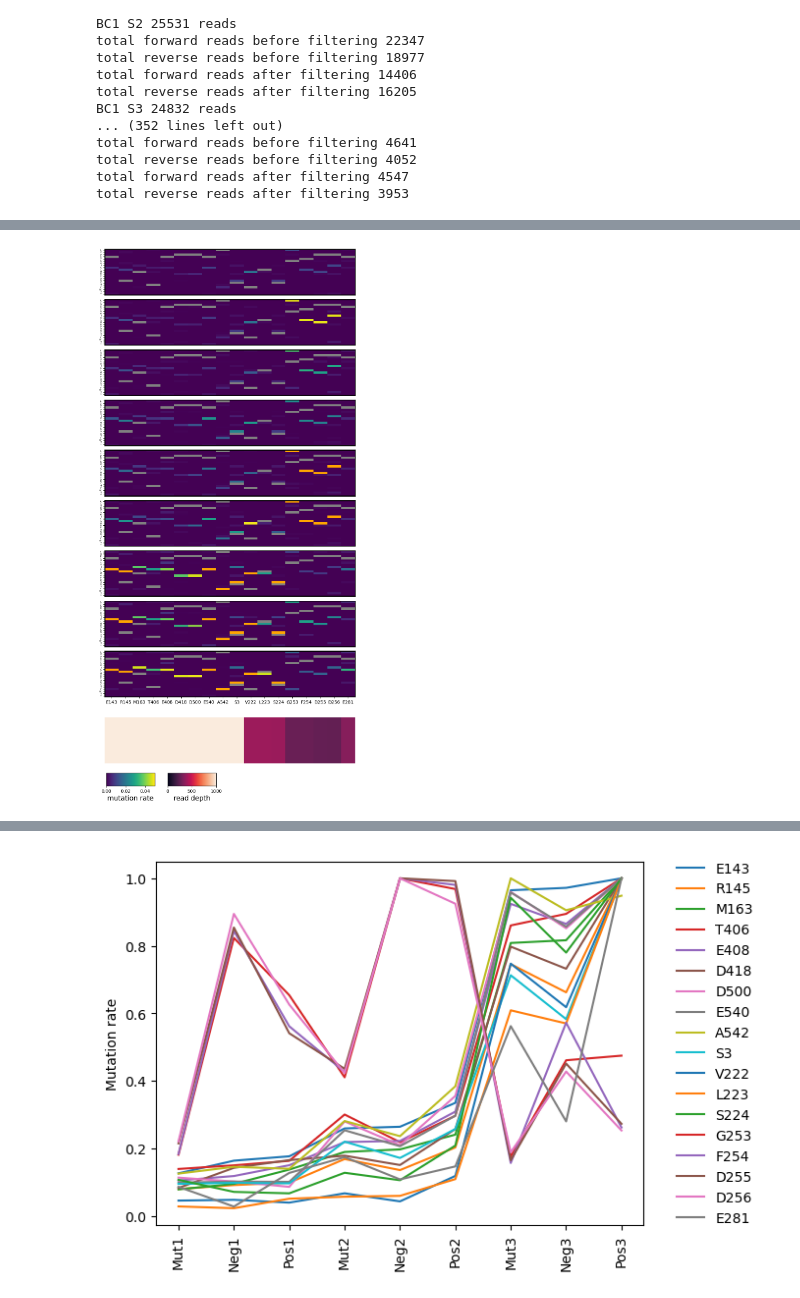
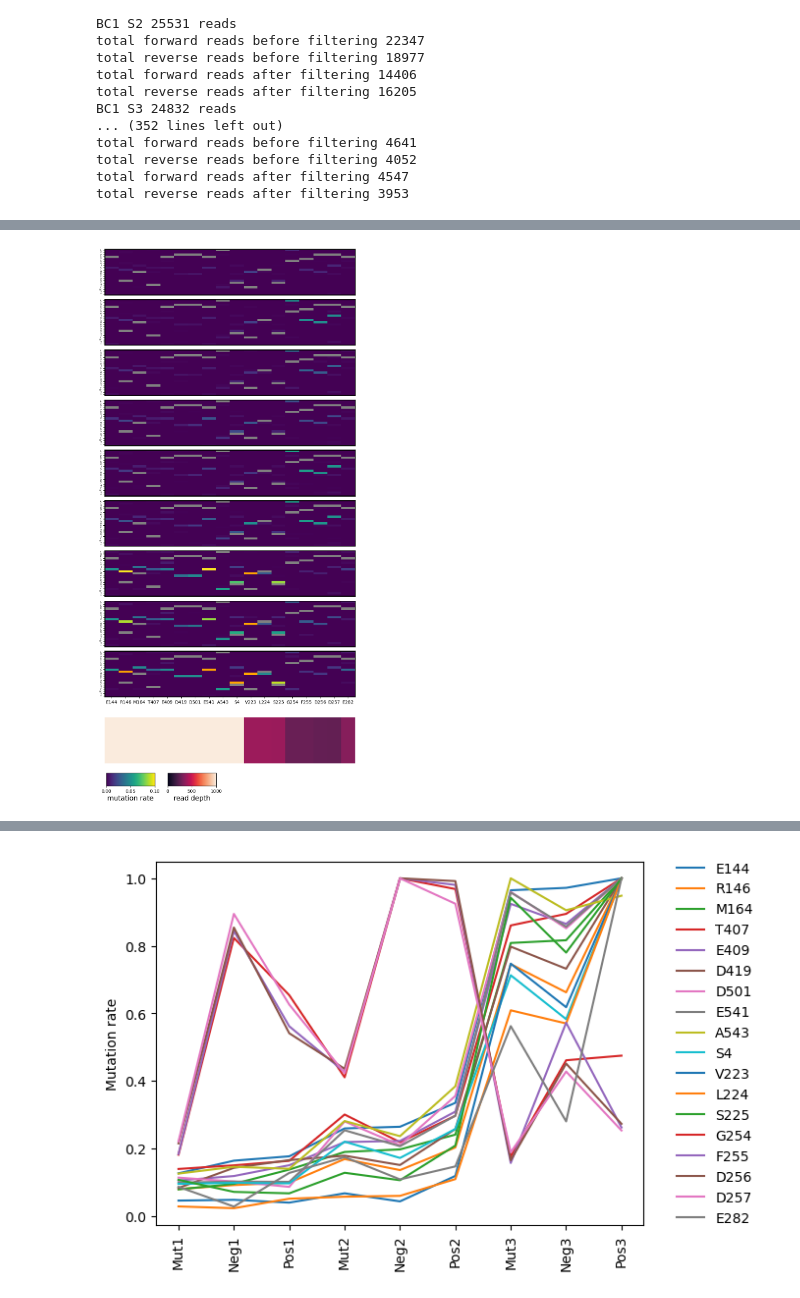
Before and after one commit to AliceHovsepyan/pogo_pance_draft, a Jupyter notebook: DMS_analysis_combine_all_datasets.ipynb, the cells around one changed output, grey strips where cells are left out. Drawn from its saved outputs; the diff is of its cells as text; code cells hidden in the pictures.

```diff
--- a/DMS_analysis_combine_all_datasets.ipynb
+++ b/DMS_analysis_combine_all_datasets.ipynb
@@ -115,10 +115,10 @@ Primer_out_of_triplets = {"S1_fwd": 2,
 # %%
 ## add numbers of positions to the sequence
 R5_Pool_AA = translate_dna2aa(R5_Pool_seq[5:])
-AraC_AA_start_pos = 37
-LOV2_AA_start_pos = 210
-LOV2_AA_end_pos = 351# len 145
-AraC_end_pos = 477 # len 124
+AraC_AA_start_pos = 37-1
+LOV2_AA_start_pos = 210-1
+LOV2_AA_end_pos = 351-1# len 145
+AraC_end_pos = 477-1 # len 124
 
 AA_berfore_AraC_start = [R5_Pool_AA[i] for i in range(AraC_AA_start_pos)]
 AA_AraC_part1 = [R5_Pool_AA[i]+str(i-AraC_AA_start_pos) for i in range(AraC_AA_start_pos,LOV2_AA_start_pos-2)]
@@ -449,7 +414,7 @@ mut_rate_filter_treshold = 0.03
 high_mut_positions = []
 low_cov_positions = []
 
-for cycles, sample_data in combined_enrichments_cycles.items():
+for cycles, sample_data in combined_AA_enrichments_cycles.items():
     variant_relative_freq = pd.DataFrame(sample_data["mut_enrichment"][1].sum(axis=0)).T
 
     coverages = sample_data["coverage"]
@@ -486,7 +451,7 @@ def plot_enrichmenet_from_comb_Dfs( enrichment_df_dict,
     pltsize = len(enrichment_df_dict.keys()) if not plot_coverage else len(enrichment_df_dict.keys()) + 1
     pltsize = pltsize + 1 if bias_per_pos else pltsize
 
-    fig, axes =  plt.subplots(10,1, figsize=figsize)
+    fig, axes =  plt.subplots(pltsize,1, figsize=figsize)
     fig.subplots_adjust(hspace=0.5 if show_plttitles else 0.1)
 
     if show_only_pos:
@@ -537,33 +502,22 @@ def plot_enrichmenet_from_comb_Dfs( enrichment_df_dict,
         if idx == len(enrichment_df_dict.keys())-1:
             axes[idx].set_xticklabels(ref_labels, rotation=1, fontsize=4 if not show_only_pos else 10)
 
-        # if return_df:
-        #     enriched_regions_sec_cylce = pd.concat([enriched_regions_sec_cylce, variant_relative_freq], axis=0)
-
         idx += 1
 
     if plot_coverage:
-        sns.heatmap(pd.DataFrame(coverage), ax=axes[idx],square=False, cbar_kws={'label': f"coverage pos selection c3", "pad": 0.02}, vmin=0, yticklabels=False, xticklabels=False, vmax=1000, cbar=show_cbar_for_each)
+        sns.heatmap(pd.DataFrame(coverage), ax=axes[pltsize-1],square=False, cbar_kws={'label': f"coverage pos selection c3", "pad": 0.02}, vmin=0, yticklabels=False, xticklabels=False, vmax=1000, cbar=show_cbar_for_each)
 
-        # if bias_per_pos:
-        #     spec_cmap = sns.light_palette("black", n_colors=30, reverse=False, as_cmap=True)
-        #     vmin_bias = min(([val for values in bias_per_pos.values() for val in values]))
-        #     vmax_bias = max(([val for values in bias_per_pos.values() for val in values]))
+    if bias_per_pos:
+        spec_cmap = sns.light_palette("black", n_colors=30, reverse=False, as_cmap=True)
+        vmin_bias = min(bias_per_pos)
+        vmax_bias = max(bias_per_pos)
 
-        #     if show_only_pos:
-        #         positions = show_only_pos[Section]
-        #         biases = [bias_per_pos[Section][pos] for pos in positions] ## filter to pos of interest
-        #     else:
-        #         biases = bias_per_pos[Section]
+        if show_only_pos:
+            bias_per_pos = [bias_per_pos[pos] for pos in show_only_pos] ## filter to pos of interest
 
-        #     sns.heatmap(pd.DataFrame(biases).T, ax=axes[pltsize-2, s_idx], cmap=spec_cmap, square=False, cbar_kws={'label': "chance of codon mutation", "pad": 0.02}, yticklabels=False, xticklabels=False, cbar=show_cbar_for_each, vmin=vmin_bias, vmax=vmax_bias)
 
-        # if return_df:
-        #     if show_only_pos:
-        #         final_df = pd.concat([final_df, enriched_regions_sec_cylce], axis=1)
-        #     else:
-        #         enriched_regions_sec_cylce.index = plt_titles
-        #         final_df[Section] = enriched_regions_sec_cylce
+        sns.heatmap(pd.DataFrame(bias_per_pos).T, ax=axes[pltsize-2], cmap=spec_cmap, square=False, cbar_kws={'label': "chance of codon mutation", "pad": 0.02}, yticklabels=False, xticklabels=False, cbar=show_cbar_for_each, vmin=vmin_bias, vmax=vmax_bias)
+
 
     if not show_cbar_for_each:
         if not vmax:
@@ -606,5 +565,5 @@ def plot_enrichmenet_from_comb_Dfs( enrichment_df_dict,
 # %%
 FigFolder = os.path.join(os.getcwd(), "output/PACE/final_plots/")
-enrichment_values =plot_enrichmenet_from_comb_Dfs(enrichment_df_dict= combined_enrichments_cycles,ref = R5_Pool_AA[AraC_start_pos:AraC_end_pos],show_only_pos=all_high_mut_positions, ref_annot=R5_Pool_AA_annot[AraC_start_pos:AraC_end_pos], plt_titles=plt_titles, FigFolder=FigFolder, vmax = 0.05, combine_mut_rates=False, figsize =(10,20))# figsize =(10,10)
+enrichment_values =plot_enrichmenet_from_comb_Dfs(enrichment_df_dict= combined_AA_enrichments_cycles,ref = R5_Pool_AA[AraC_AA_start_pos:AraC_AA_end_pos],show_only_pos=all_high_mut_positions, ref_annot=R5_Pool_AA_annot[AraC_AA_start_pos:AraC_AA_end_pos], plt_titles=plt_titles, FigFolder=FigFolder, vmax = 0.1, combine_mut_rates=False, figsize =(10,20))# figsize =(10,10)
 # %% [output]
-[figure, old version]
+[figure, new version]
```
Also changed, not shown: parts of 19 cells of this notebook.
